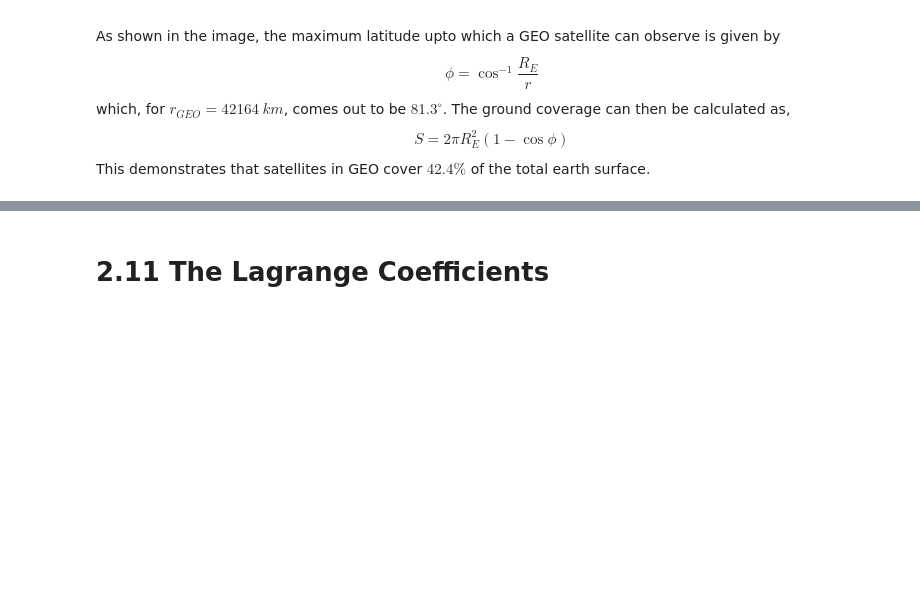
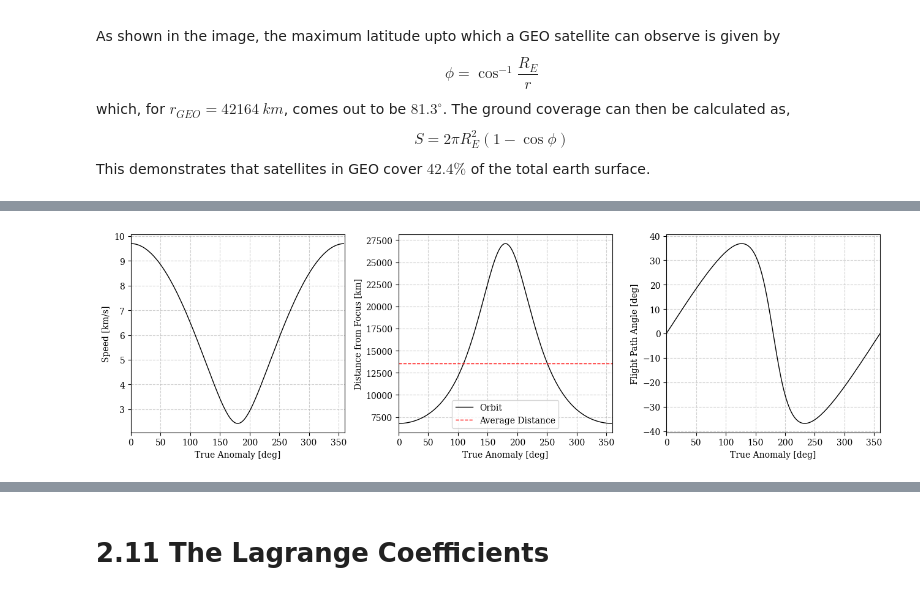
Before and after one commit to faisal2470/BAS, a Jupyter notebook: Chapter2_The_Two_Body_Problem.ipynb, the cells around one changed output, grey strips where cells are left out. Drawn from its saved outputs; the diff is of its cells as text; code cells hidden in the pictures; blank space fills up the shorter version.

```diff
--- a/Chapter2_The_Two_Body_Problem.ipynb
+++ b/Chapter2_The_Two_Body_Problem.ipynb
@@ -491,2 +782,31 @@ This demonstrates that satellites in GEO cover $42.4\%$ of the total earth surfa
+# %%
+plt.figure(figsize=(13,4))
+plt.subplot(1,3,1)
+plt.plot(nu[:-1], np.sqrt((mu/r.norm()[:-1] + eps)*2), 'k', lw=1);
+plt.grid(ls='--', alpha=0.6)
+plt.xlim(0, 360);
+plt.ylabel('Speed [km/s]')
+plt.xlabel('True Anomaly [deg]')
+
+plt.subplot(1,3,2)
+plt.plot(nu[:-1], r.norm()[:-1], 'k', lw=1, label='Orbit');
+# plt.plot(theta*180/np.pi, p/(1 + ecc*np.cos(theta)), 'b', lw=1, label='Orbit Equation');
+plt.plot([0, 360], [b.value, b.value], 'r--', lw=1, label='Average Distance');
+plt.grid(ls='--', alpha=0.6)
+plt.xlim(0, 360);
+plt.legend()
+plt.ylabel('Distance from Focus [km]')
+plt.xlabel('True Anomaly [deg]')
+
+plt.subplot(1,3,3)
+plt.plot(theta*180/np.pi, np.arctan2(ecc*np.sin(theta), 1 + ecc*np.cos(theta)).to(u.deg), 'k', lw=1);
+plt.grid(ls='--', alpha=0.6)
+plt.xlim(0, 360);
+plt.ylabel('Flight Path Angle [deg]')
+plt.xlabel('True Anomaly [deg]')
+
+plt.tight_layout()
+# %% [output]
+[figure, added]
 # %% [markdown]
 # 2.8 Parabolic Trajectories
```
Also changed, not shown: parts of 15 cells of this notebook.
